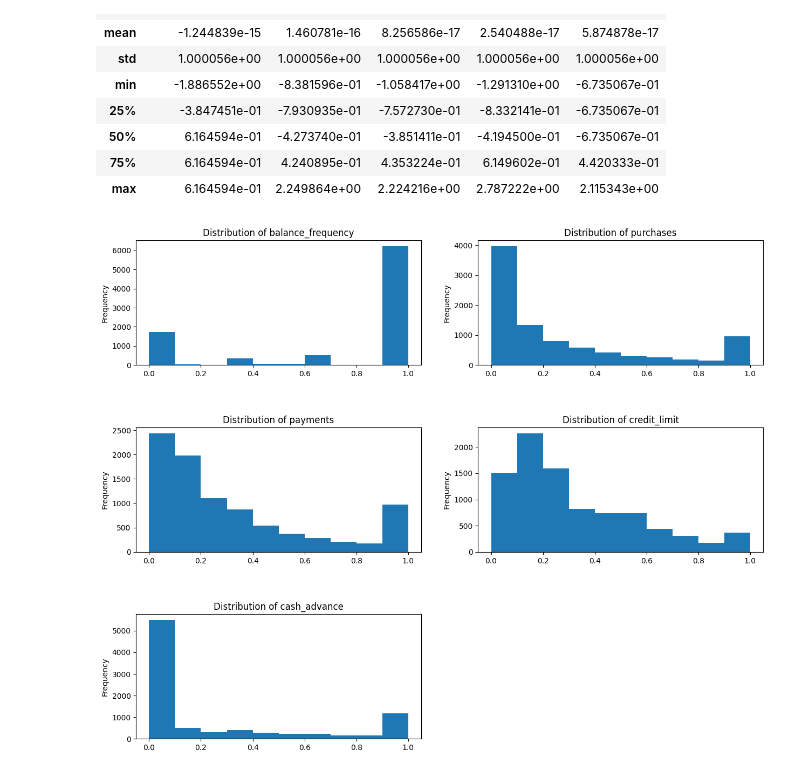
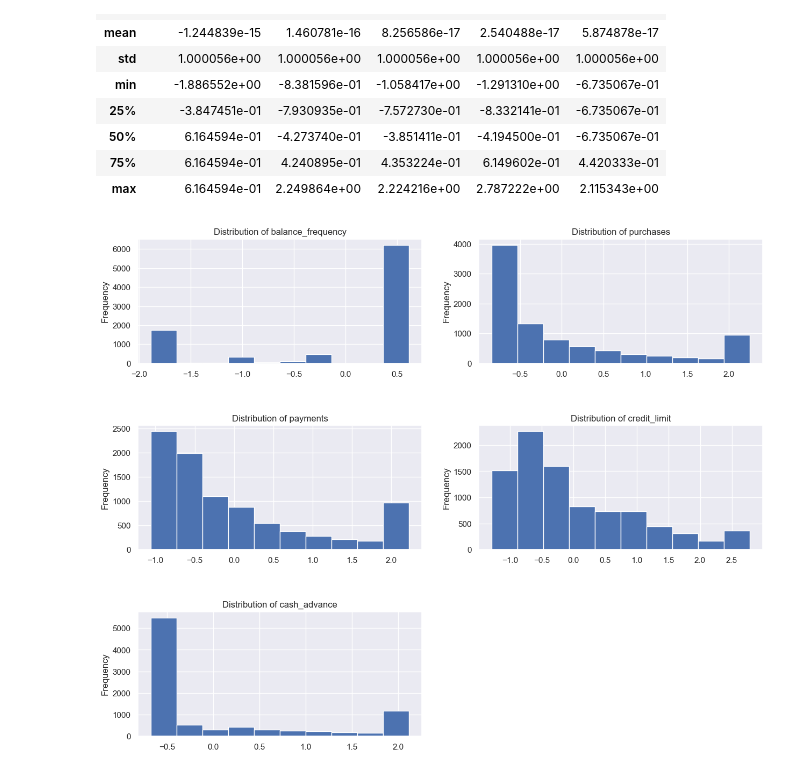
Before and after one commit to normanmunge/credit-card-clustering, a Jupyter notebook: credit-card-clustering.ipynb, the cells around one changed output. Drawn from its saved outputs; the diff is of its cells as text; code cells hidden in the pictures.

```diff
--- a/credit-card-clustering.ipynb
+++ b/credit-card-clustering.ipynb
@@ -5,7 +13,10 @@ import pandas as pd
 import numpy as np
 import matplotlib.pyplot as plt
 import seaborn as sns
-#from sklearn.metrics import
+from sklearn.cluster import KMeans, AgglomerativeClustering
+
+sns.set()
+%matplotlib inline
 # %% [markdown]
 ### Step 1: Importing & Understanding the dataset
 # %%
@@ -258,14 +269,14 @@ standard_scaler_df.describe()
 | 75% | 6.164594e-01 | 4.240895e-01 | 4.353224e-01 | 6.149602e-01 | 4.420333e-01 |
 | max | 6.164594e-01 | 2.249864e+00 | 2.224216e+00 | 2.787222e+00 | 2.115343e+00 |
 # %%
-# Showing the distribution of data on the columns with scaled data
+# Showing the distribution of data on the columns with standardized data
 plt.figure(figsize=(15, 12))
 plt.subplots_adjust(hspace=0.5)
-for i, col in enumerate(minmax_scaler_df.columns):
+for i, col in enumerate(standard_scaler_df.columns):
     ax = plt.subplot(3,2, i + 1)
-    minmax_scaler_df[col].plot.hist(ax=ax)
+    standard_scaler_df[col].plot.hist(ax=ax)
     ax.set_title('Distribution of {}'.format(col))
     ax.set_xlabel("")
 # %% [output]
-[figure, old version]
+[figure, new version]
 # %% [markdown]
```
Also changed, not shown: parts of 14 cells of this notebook.
